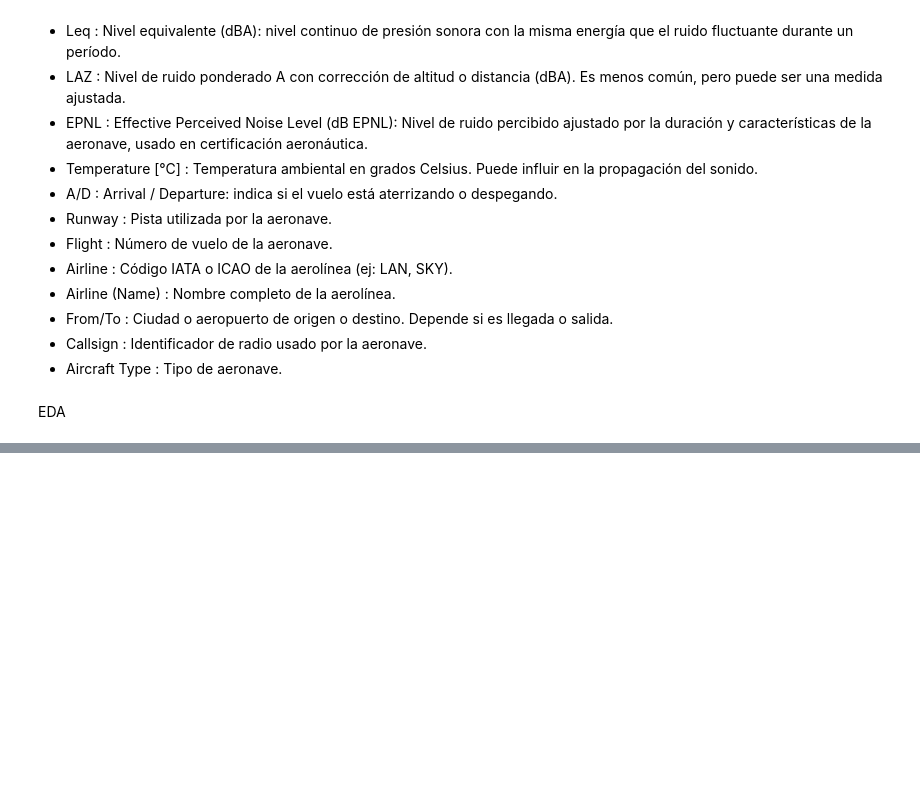
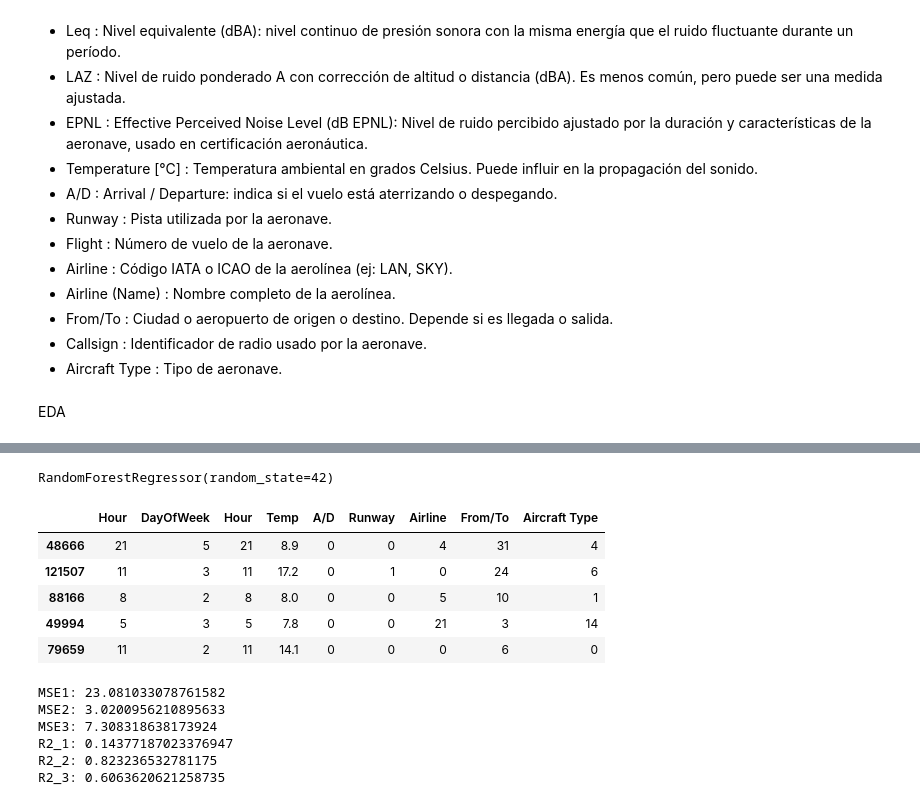
Before and after one commit to aalvarezq/proyecto, a Jupyter notebook: src/explo.ipynb, the cells around one changed output, grey strips where cells are left out. Cells and saved outputs as stored; diff of their text form; code cells hidden in the pictures; blank space fills up the shorter version.

```diff
--- a/src/explo.ipynb
+++ b/src/explo.ipynb
@@ -634,0 +124,29 @@ ValueError: DataFrame.dtypes for data must be int, float, bool or category. When
+# %%
+from sklearn.model_selection import train_test_split
+#Dividir en train y test
+X1 = df1[features]
+y1 = df1[target]
+X2 = df2[features]
+y2 = df2[target]
+X3 = df3[features]
+y3 = df3[target]
+for col in ['A/D', 'Runway', 'Airline', 'From/To', 'Aircraft Type']:
+    X1[col], _ = pd.factorize(X1[col])
+    X2[col], _ = pd.factorize(X2[col])
+    X3[col], _ = pd.factorize(X3[col])
+X_train1, X_test1, y_train1, y_test1 = train_test_split(X1, y1, test_size=0.2, random_state=42)
+X_train2, X_test2, y_train2, y_test2 = train_test_split(X2, y2, test_size=0.2, random_state=42)
+X_train3, X_test3, y_train3, y_test3 = train_test_split(X3, y3, test_size=0.2, random_state=42)
+#Guardar en csv
+X_train1.to_csv('../data/processed/X_train1.csv', index=False)
+X_test1.to_csv('../data/processed/X_test1.csv', index=False)
+y_train1.to_csv('../data/processed/y_train1.csv', index=False)
+y_test1.to_csv('../data/processed/y_test1.csv', index=False)
+X_train2.to_csv('../data/processed/X_train2.csv', index=False)
+X_test2.to_csv('../data/processed/X_test2.csv', index=False)
+y_train2.to_csv('../data/processed/y_train2.csv', index=False)
+y_test2.to_csv('../data/processed/y_test2.csv', index=False)
+X_train3.to_csv('../data/processed/X_train3.csv', index=False)
+X_test3.to_csv('../data/processed/X_test3.csv', index=False)
+y_train3.to_csv('../data/processed/y_train3.csv', index=False)
+y_test3.to_csv('../data/processed/y_test3.csv', index=False)
@@ -634,0 +171,48 @@ ValueError: DataFrame.dtypes for data must be int, float, bool or category. When
+# %%
+#probar modelos random forest
+from sklearn.ensemble import RandomForestRegressor
+from sklearn.metrics import mean_squared_error, r2_score
+import numpy as np
+#Entrenar modelo
+rf1 = RandomForestRegressor(n_estimators=100, random_state=42)
+rf1.fit(X_train1, y_train1)
+rf2 = RandomForestRegressor(n_estimators=100, random_state=42)
+rf2.fit(X_train2, y_train2)
+rf3 = RandomForestRegressor(n_estimators=100, random_state=42)
+rf3.fit(X_train3, y_train3)
+# %% [output]
+RandomForestRegressor(random_state=42)
+# %%
+X_train3.head()
+# %% [output]
+|  | Hour | DayOfWeek | Hour | Temp | A/D | Runway | Airline | From/To | Aircraft Type |
+| 48666 | 21 | 5 | 21 | 8.9 | 0 | 0 | 4 | 31 | 4 |
+| 121507 | 11 | 3 | 11 | 17.2 | 0 | 1 | 0 | 24 | 6 |
+| 88166 | 8 | 2 | 8 | 8.0 | 0 | 0 | 5 | 10 | 1 |
+| 49994 | 5 | 3 | 5 | 7.8 | 0 | 0 | 21 | 3 | 14 |
+| 79659 | 11 | 2 | 11 | 14.1 | 0 | 0 | 0 | 6 | 0 |
+# %%
+#predecir
+y_pred1 = rf1.predict(X_test1)
+y_pred2 = rf2.predict(X_test2)
+y_pred3 = rf3.predict(X_test3)
+#calcular error
+mse1 = mean_squared_error(y_test1, y_pred1)
+mse2 = mean_squared_error(y_test2, y_pred2)
+mse3 = mean_squared_error(y_test3, y_pred3)
+r2_1 = r2_score(y_test1, y_pred1)
+r2_2 = r2_score(y_test2, y_pred2)
+r2_3 = r2_score(y_test3, y_pred3)
+print('MSE1:', mse1)
+print('MSE2:', mse2)
+print('MSE3:', mse3)
+print('R2_1:', r2_1)
+print('R2_2:', r2_2)
+print('R2_3:', r2_3)
+# %% [output]
+MSE1: 23.081033078761582
+MSE2: 3.0200956210895633
+MSE3: 7.308318638173924
+R2_1: 0.14377187023376947
+R2_2: 0.823236532781175
+R2_3: 0.6063620621258735
```
Also changed, not shown: parts of 58 cells of this notebook.
